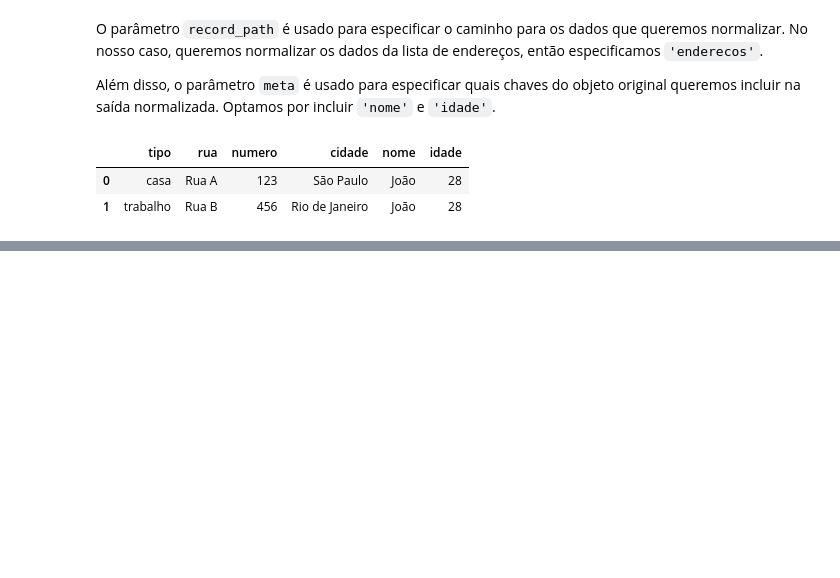
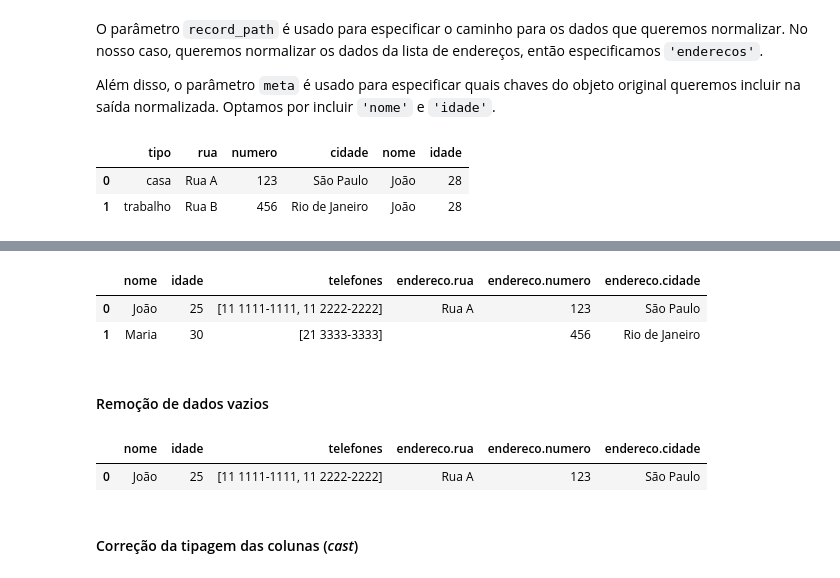
Before and after one commit to strawndri/python-ds-pandas-limpeza-tratamento-dados, a Jupyter notebook: Desafios.ipynb, the cells around one changed output, grey strips where cells are left out. Cells and saved outputs as stored; diff of their text form; code cells hidden in the pictures; blank space fills up the shorter version.

```diff
--- a/Desafios.ipynb
+++ b/Desafios.ipynb
@@ -59,0 +103,3 @@ dados_normalizados.head()
+# %%
+with open('dados.json') as f:
+  json_bruto = json.load(f)
@@ -59,0 +117,9 @@ dados_normalizados.head()
+# %%
+dados = pd.json_normalize(json_bruto, record_path=['pessoas'])
+dados
+# %% [output]
+|  | nome | idade | telefones | endereco.rua | endereco.numero | endereco.cidade |
+| 0 | João | 25 | [11 1111-1111, 11 2222-2222] | Rua A | 123 | São Paulo |
+| 1 | Maria | 30 | [21 3333-3333] |  | 456 | Rio de Janeiro |
+# %% [markdown]
+#### Remoção de dados vazios
@@ -59,0 +128,7 @@ dados_normalizados.head()
+# %%
+dados_sem_vazio
+# %% [output]
+|  | nome | idade | telefones | endereco.rua | endereco.numero | endereco.cidade |
+| 0 | João | 25 | [11 1111-1111, 11 2222-2222] | Rua A | 123 | São Paulo |
+# %% [markdown]
+#### Correção da tipagem das colunas (*cast*)
```
Also changed, not shown: parts of 8 cells of this notebook.
